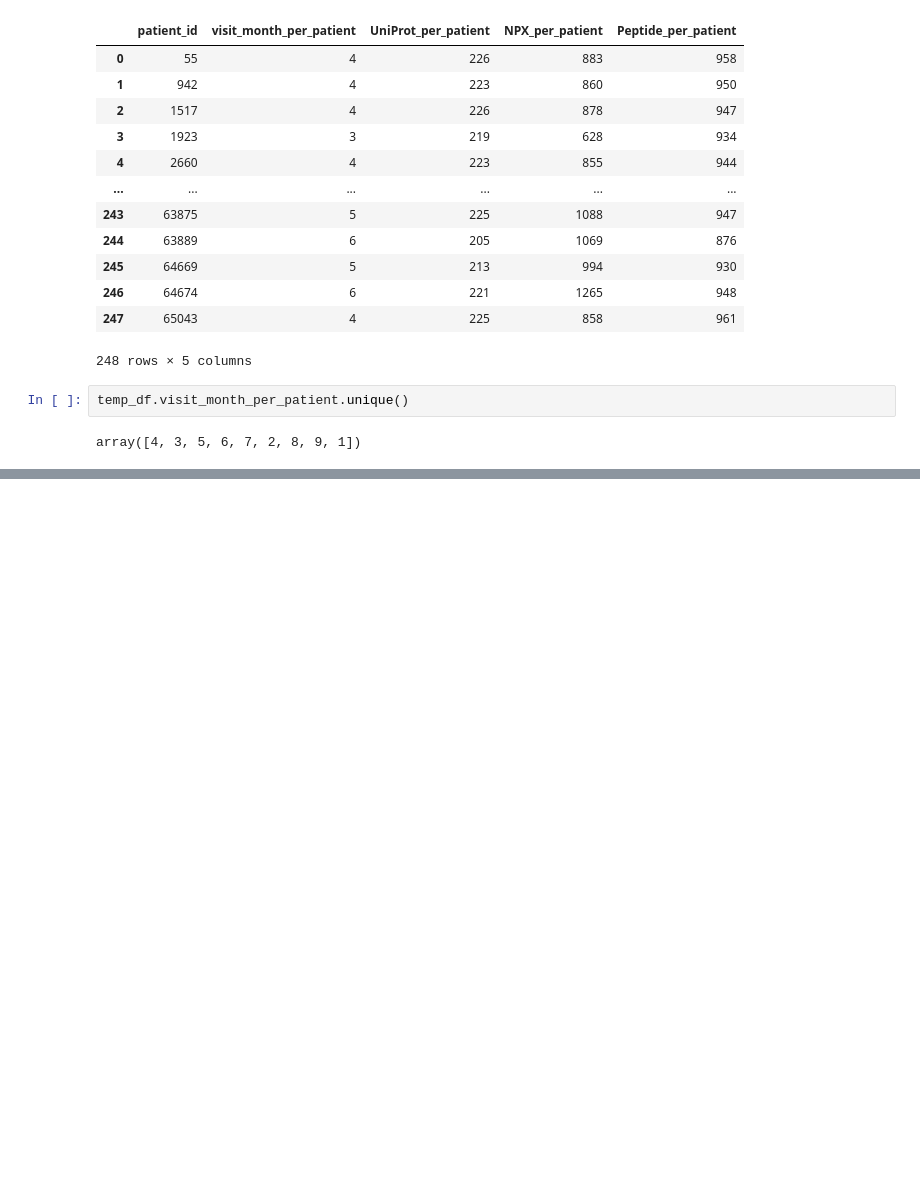
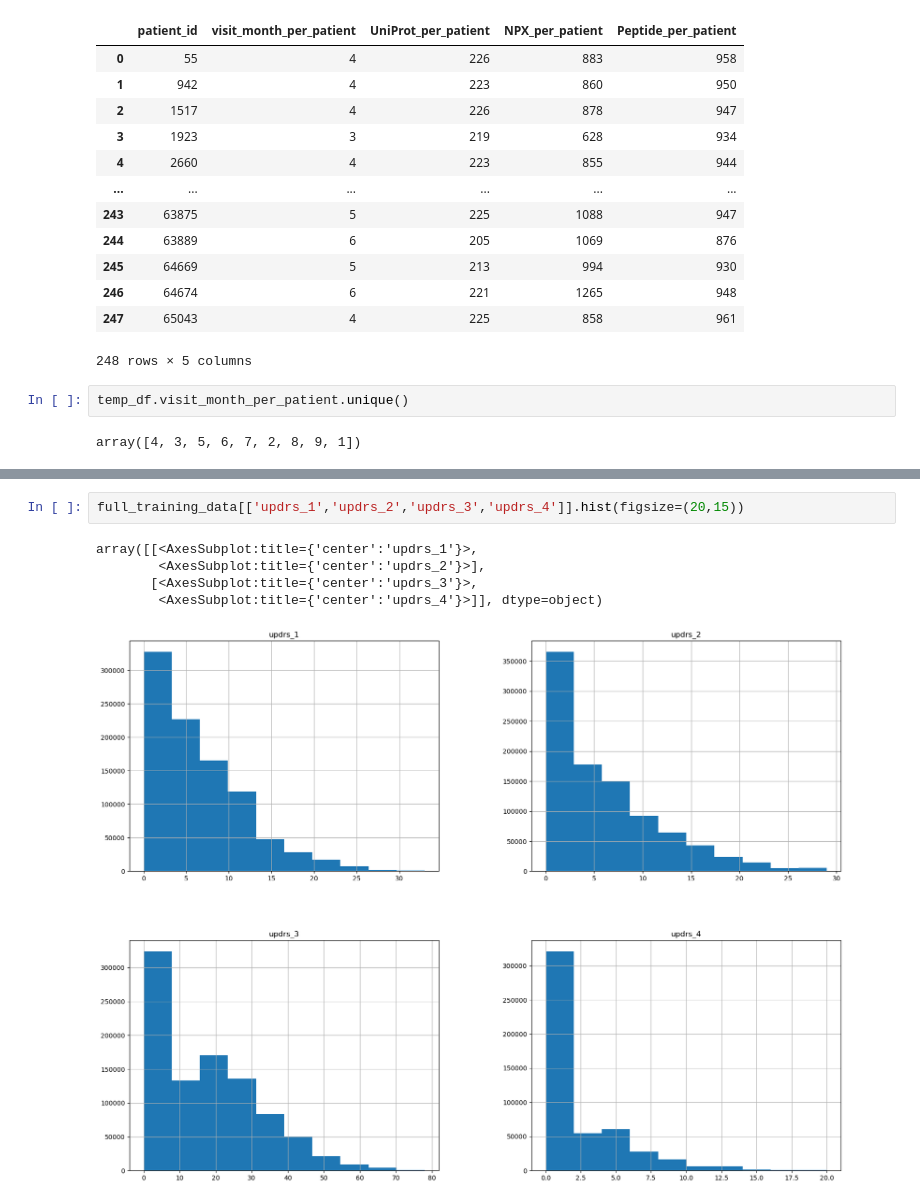
Before and after one commit to sumaniitm/AMP-parkinsons-disease-progression-prediction, a Jupyter notebook: amp-parkinson-s-disease-progression-prediction.ipynb, the cells around one changed output, grey strips where cells are left out. Drawn from its saved outputs; the diff is of its cells as text; blank space fills up the shorter version.

```diff
--- a/amp-parkinson-s-disease-progression-prediction.ipynb
+++ b/amp-parkinson-s-disease-progression-prediction.ipynb
@@ -138,0 +172,8 @@ array([4, 3, 5, 6, 7, 2, 8, 9, 1])
+# %%
+full_training_data[['updrs_1','updrs_2','updrs_3','updrs_4']].hist(figsize=(20,15))
+# %% [output]
+array([[<AxesSubplot:title={'center':'updrs_1'}>,
+        <AxesSubplot:title={'center':'updrs_2'}>],
+       [<AxesSubplot:title={'center':'updrs_3'}>,
+        <AxesSubplot:title={'center':'updrs_4'}>]], dtype=object)
+[figure, added]
```
Also changed, not shown: parts of 2 cells of this notebook.
